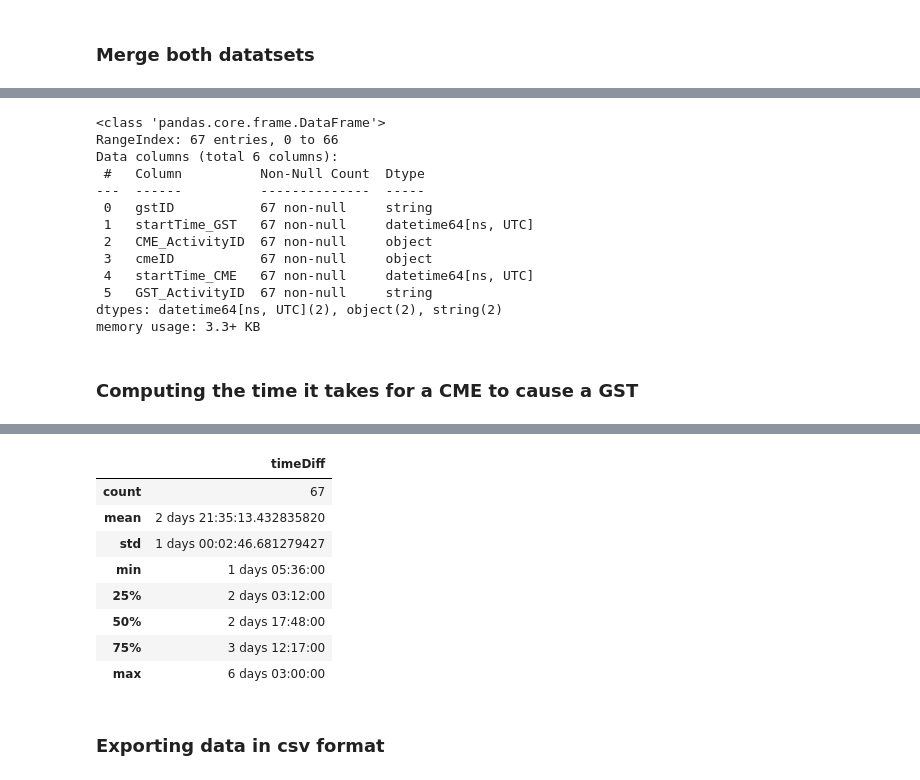
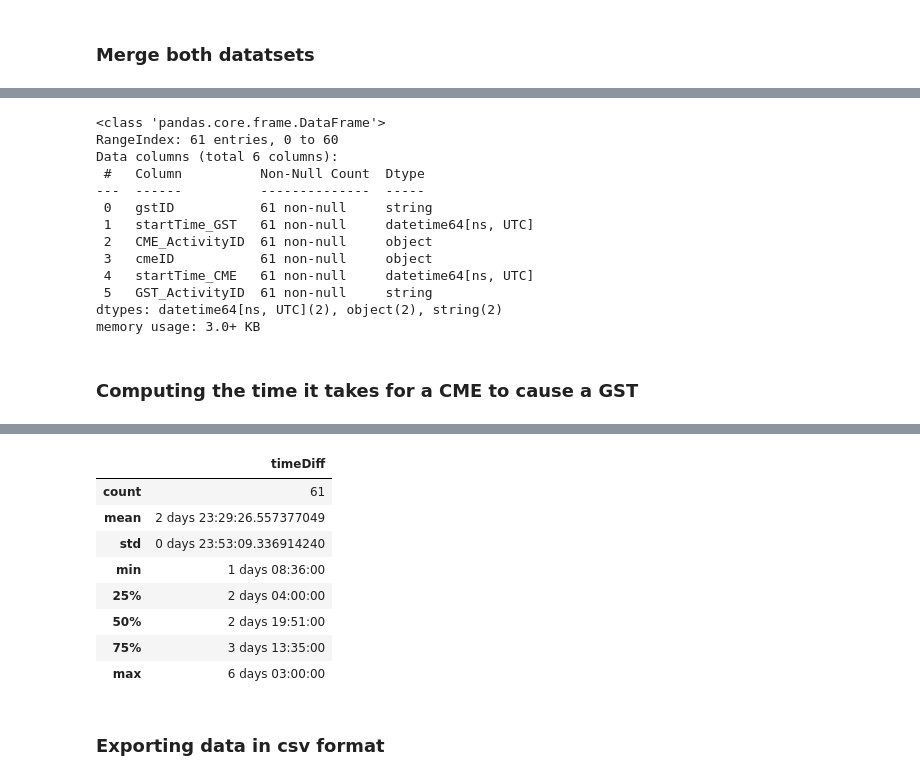
Before and after one commit to charm493/data-sourcing-challenge, a Jupyter notebook: Starter_Code/retrieve_data.ipynb, the cells around one changed output, grey strips where cells are left out. Drawn from its saved outputs; the diff is of its cells as text; code cells hidden in the pictures.

Commit message:
merge data frame

```diff
--- a/Starter_Code/retrieve_data.ipynb
+++ b/Starter_Code/retrieve_data.ipynb
@@ -160,18 +168,18 @@ dtypes: object(4)
 memory usage: 53.7+ KB
 # %%
 # Convert the 'GST_ActivityID' column to string format
-clear_df['GST_ActivityID'] = clear_df['GST_ActivityID'].astype('string')
+cme_df['GST_ActivityID'] = cme_df['GST_ActivityID'].astype('string')
 
 # Convert startTime to datetime format
-clear_df["startTime"] = pd.to_datetime(clear_df["startTime"])
+cme_df["startTime"] = pd.to_datetime(cme_df["startTime"])
 
 # Rename startTime to startTime_CME and activityID to cmeID
-clear_df = clear_df.rename(columns=({"startTime": "startTime_CME", "activityID": "cmeID"}))
+cme_df = cme_df.rename(columns=({"startTime": "startTime_CME", "activityID": "cmeID"}))
 
 # Drop linkedEvents
-clear_df = clear_df.drop("linkedEvents", axis=1)
+cme_df = cme_df.drop("linkedEvents", axis=1)
 # Verify that all steps were executed correctly
-clear_df.info()
+cme_df.info()
 # %% [output]
 <class 'pandas.core.frame.DataFrame'>
 RangeIndex: 1714 entries, 0 to 1713
@@ -186,8 +194,8 @@ memory usage: 40.3+ KB
 # %%
 # We are only interested in CMEs related to GSTs so keep only rows where the GST_ActivityID column contains 'GST'
 # use the method 'contains()' from the str library.
-clear_df = clear_df.loc[clear_df["GST_ActivityID"].str.contains("GST")]
-clear_df.head()
+cme_df = cme_df.loc[cme_df["GST_ActivityID"].str.contains("GST")]
+cme_df.head()
 # %% [output]
 |  | cmeID | startTime_CME | GST_ActivityID |
 | 21 | 2013-06-02T20:24:00-CME-001 | 2013-06-02 20:24:00+00:00 | 2013-06-07T03:00:00-GST-001 |
@@ -337,6 +345,8 @@ gst_df.head()
 ### Merge both datatsets
 # %%
 # Now merge both datasets using 'gstID' and 'CME_ActivityID' for gst and 'GST_ActivityID' and 'cmeID' for cme. Use the 'left_on' and 'right_on' specifiers.
+merged_df = pd.merge(gst_df, cme_df, left_on=['gstID', 'CME_ActivityID'], right_on=['GST_ActivityID','cmeID'])
+merged_df.head()
 # %% [output]
 |  | gstID | startTime_GST | CME_ActivityID | cmeID | startTime_CME | GST_ActivityID |
 | 0 | 2013-06-07T03:00:00-GST-001 | 2013-06-07 03:00:00+00:00 | 2013-06-02T20:24:00-CME-001 | 2013-06-02T20:24:00-CME-001 | 2013-06-02 20:24:00+00:00 | 2013-06-07T03:00:00-GST-001 |
@@ -346,24 +356,27 @@ gst_df.head()
 | 4 | 2014-02-20T03:00:00-GST-001 | 2014-02-20 03:00:00+00:00 | 2014-02-18T01:25:00-CME-001 | 2014-02-18T01:25:00-CME-001 | 2014-02-18 01:25:00+00:00 | 2014-02-20T03:00:00-GST-001 |
 # %%
 # Verify that the new DataFrame has the same number of rows as cme and gst
+merged_df.info()
 # %% [output]
 <class 'pandas.core.frame.DataFrame'>
-RangeIndex: 67 entries, 0 to 66
+RangeIndex: 61 entries, 0 to 60
 Data columns (total 6 columns):
  #   Column          Non-Null Count  Dtype
 ---  ------          --------------  -----
- 0   gstID           67 non-null     string
- 1   startTime_GST   67 non-null     datetime64[ns, UTC]
- 2   CME_ActivityID  67 non-null     object
- 3   cmeID           67 non-null     object
- 4   startTime_CME   67 non-null     datetime64[ns, UTC]
- 5   GST_ActivityID  67 non-null     string
+ 0   gstID           61 non-null     string
+ 1   startTime_GST   61 non-null     datetime64[ns, UTC]
+ 2   CME_ActivityID  61 non-null     object
+ 3   cmeID           61 non-null     object
+ 4   startTime_CME   61 non-null     datetime64[ns, UTC]
+ 5   GST_ActivityID  61 non-null     string
 dtypes: datetime64[ns, UTC](2), object(2), string(2)
-memory usage: 3.3+ KB
+memory usage: 3.0+ KB
 # %% [markdown]
 ### Computing the time it takes for a CME to cause a GST
 # %%
 # Compute the time diff between startTime_GST and startTime_CME by creating a new column called `timeDiff`.
+merged_df["timeDiff"] = merged_df["startTime_GST"] - merged_df["startTime_CME"]
+merged_df.head()
 # %% [output]
 |  | gstID | startTime_GST | CME_ActivityID | cmeID | startTime_CME | GST_ActivityID | timeDiff |
 | 0 | 2013-06-07T03:00:00-GST-001 | 2013-06-07 03:00:00+00:00 | 2013-06-02T20:24:00-CME-001 | 2013-06-02T20:24:00-CME-001 | 2013-06-02 20:24:00+00:00 | 2013-06-07T03:00:00-GST-001 | 4 days 06:36:00 |
@@ -374,15 +387,16 @@ memory usage: 3.3+ KB
 # %%
 # Use describe() to compute the mean and median time
 # that it takes for a CME to cause a GST.
+merged_df.describe()
 # %% [output]
 |  | timeDiff |
-| count | 67 |
-| mean | 2 days 21:35:13.432835820 |
-| std | 1 days 00:02:46.681279427 |
-| min | 1 days 05:36:00 |
-| 25% | 2 days 03:12:00 |
-| 50% | 2 days 17:48:00 |
-| 75% | 3 days 12:17:00 |
+| count | 61 |
+| mean | 2 days 23:29:26.557377049 |
+| std | 0 days 23:53:09.336914240 |
+| min | 1 days 08:36:00 |
+| 25% | 2 days 04:00:00 |
+| 50% | 2 days 19:51:00 |
+| 75% | 3 days 13:35:00 |
 | max | 6 days 03:00:00 |
 # %% [markdown]
 ### Exporting data in csv format
```
Also changed, not shown: parts of 7 cells of this notebook, 2 other files.
